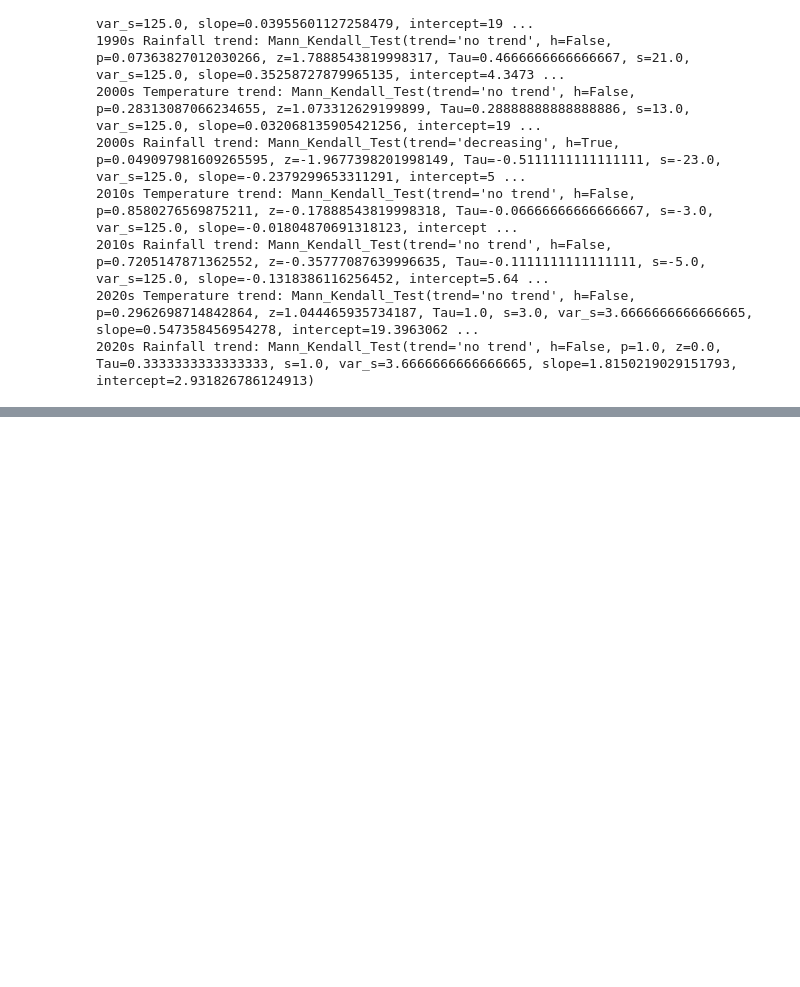
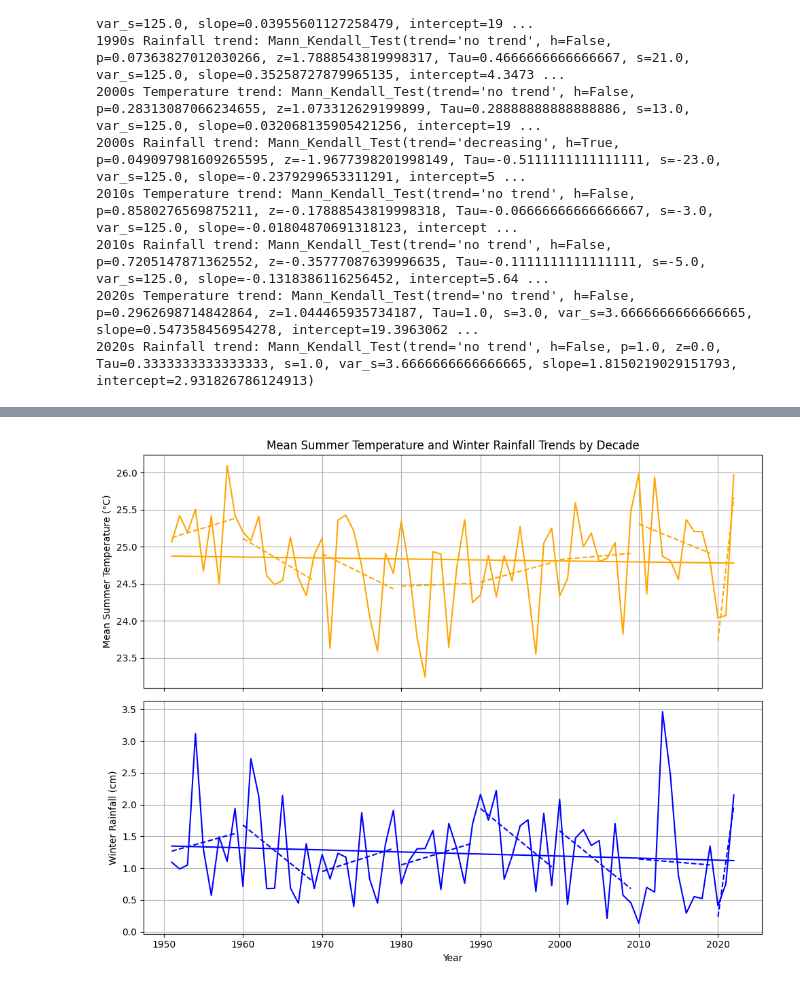
Before and after one commit to pranavkoka/Melting-Glaciers-Capstone, a Jupyter notebook: features.ipynb, the cells around one changed output, grey strips where cells are left out. Drawn from its saved outputs; the diff is of its cells as text; code cells hidden in the pictures; blank space fills up the shorter version.

```diff
--- a/features.ipynb
+++ b/features.ipynb
@@ -219,0 +486,39 @@ Full period Rainfall trend: Mann_Kendall_Test(trend='no trend', h=False, p=0.428
+# %%
+fig, ax = plt.subplots(2, 1, figsize=(10, 8), sharex=True)
+
+ax[0].plot(merged_df['year'], merged_df['Mean Temp'], color='orange', linestyle='-', label='Mean Temperature')
+ax[0].set_ylabel('Mean Summer Temperature (°C)')
+ax[0].set_title('Mean Summer Temperature and Winter Rainfall Trends by Decade')
+ax[0].grid(True)
+
+for decade, results in decade_results_1.items():
+    temp_y_values = results['temp_slope'] * results['x_values'] + results['temp_intercept']
+    ax[0].plot(results['x_values'], temp_y_values, color='orange', linestyle='--', label=f'{decade}s Temp Trend')
+
+full_temp_y_values = full_temp_slope * x_values_full + full_temp_intercept
+ax[0].plot(x_values_full, full_temp_y_values, color='orange', linestyle='-', linewidth=1.5, label='Overall Temp Trend')
+
+
+ax[1].plot(merged_df['year'], merged_df['RAINFALL'], color='blue', linestyle='-', label='Rainfall')
+ax[1].set_ylabel('Winter Rainfall (cm)')
+ax[1].set_xlabel('Year')
+ax[1].grid(True)
+
+for decade, results in decade_results_1.items():
+    rain_y_values = results['rain_slope'] * results['x_values'] + results['rain_intercept']
+    ax[1].plot(results['x_values'], rain_y_values, color='blue', linestyle='--', label=f'{decade}s Rain Trend')
+
+full_rain_y_values = full_rain_slope * x_values_full + full_rain_intercept
+ax[1].plot(x_values_full, full_rain_y_values, color='blue', linestyle='-', linewidth=1.5, label='Overall Rain Trend')
+
+plt.tight_layout()
+plt.show()
+
+print("Mann-Kendall Test Results:")
+print(f"Full period Temperature trend: {full_temp_mk_test}")
+print(f"Full period Rainfall trend: {full_rain_mk_test}")
+for decade, results in decade_results_1.items():
+    print(f"{decade}s Temperature trend: {results['temp_mk_test']}")
+    print(f"{decade}s Rainfall trend: {results['rain_mk_test']}")
+# %% [output]
+[figure, added]
```
Also changed, not shown: parts of 21 cells of this notebook, 2 other files.
